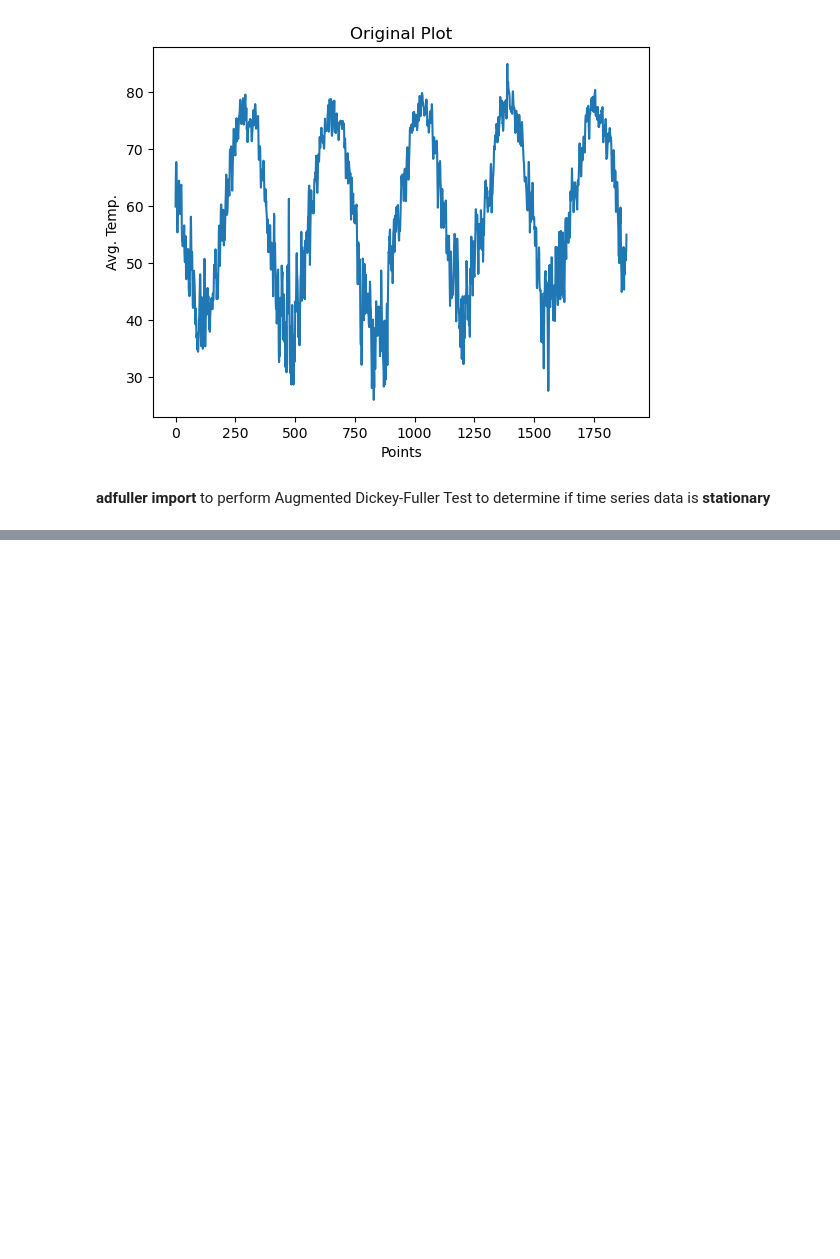
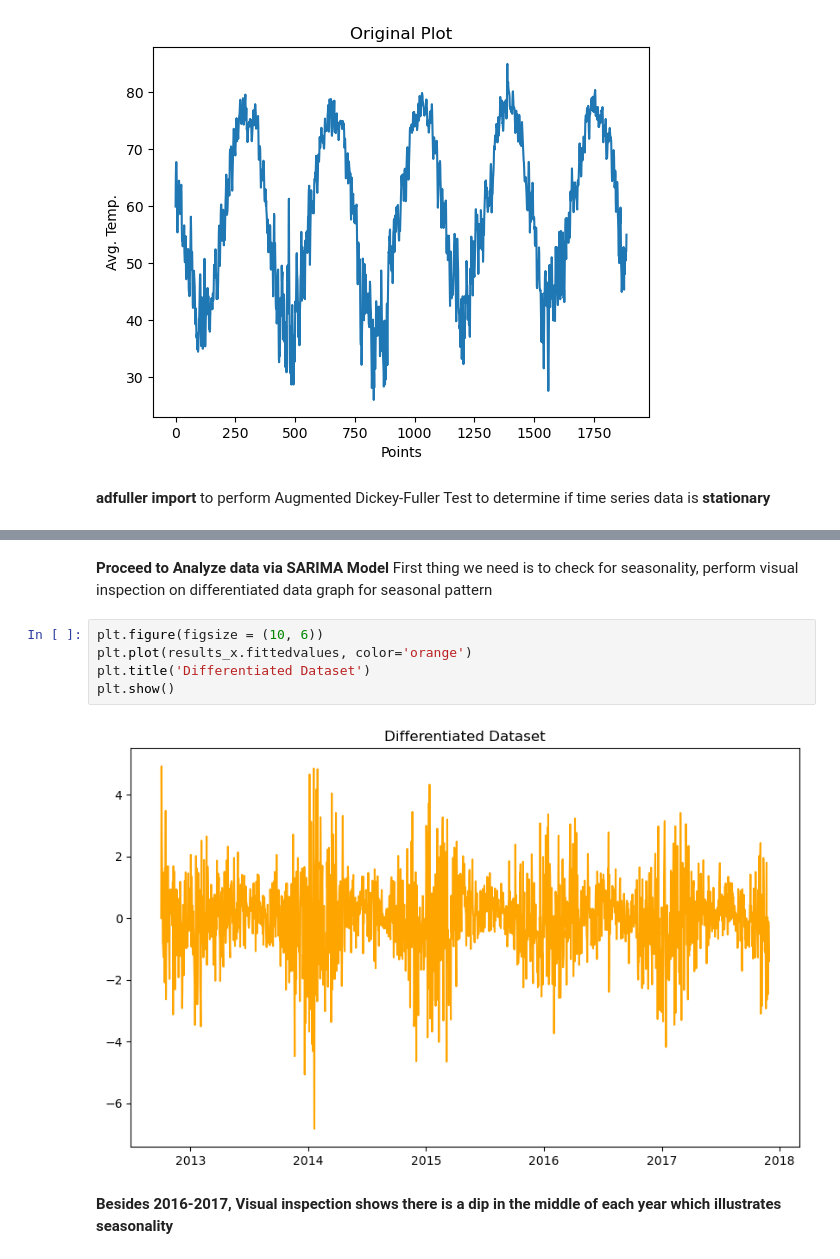
Before and after one commit to rickrekkem/WeatherForecasters, a Jupyter notebook: cap-final-project.ipynb, the cells around one changed output, grey strips where cells are left out. Cells and saved outputs as stored; diff of their text form; blank space fills up the shorter version.

```diff
--- a/cap-final-project.ipynb
+++ b/cap-final-project.ipynb
@@ -688,0 +361,13 @@ Freq: D, Name: predicted_mean, dtype: float64
+# %% [markdown]
+
+**Proceed to Analyze data via SARIMA Model**
+First thing we need is to check for seasonality, perform visual inspection on differentiated data graph for seasonal pattern
+# %%
+plt.figure(figsize = (10, 6))
+plt.plot(results_x.fittedvalues, color='orange')
+plt.title('Differentiated Dataset')
+plt.show()
+# %% [output]
+[figure, added]
+# %% [markdown]
+**Besides 2016-2017, Visual inspection shows there is a dip in the middle of each year which illustrates seasonality**
```
Also changed, not shown: parts of 60 cells of this notebook.
